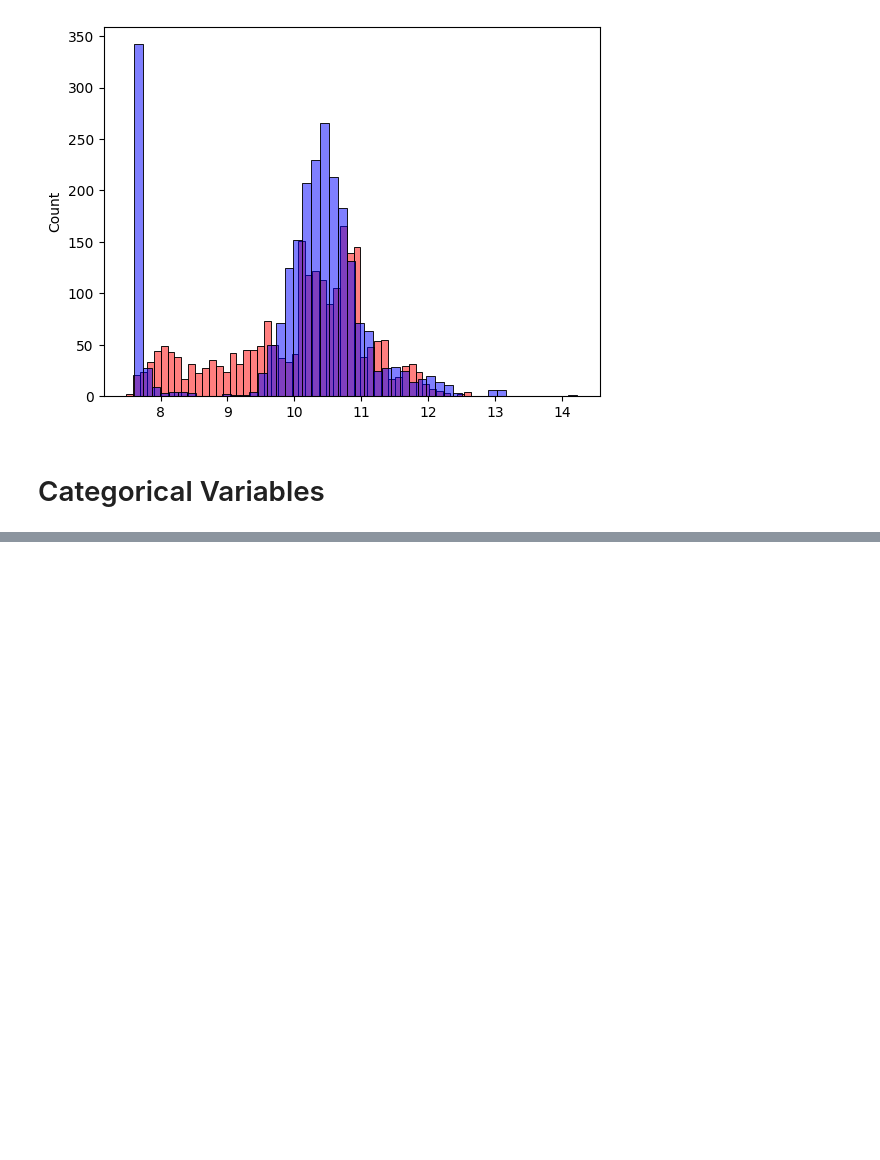
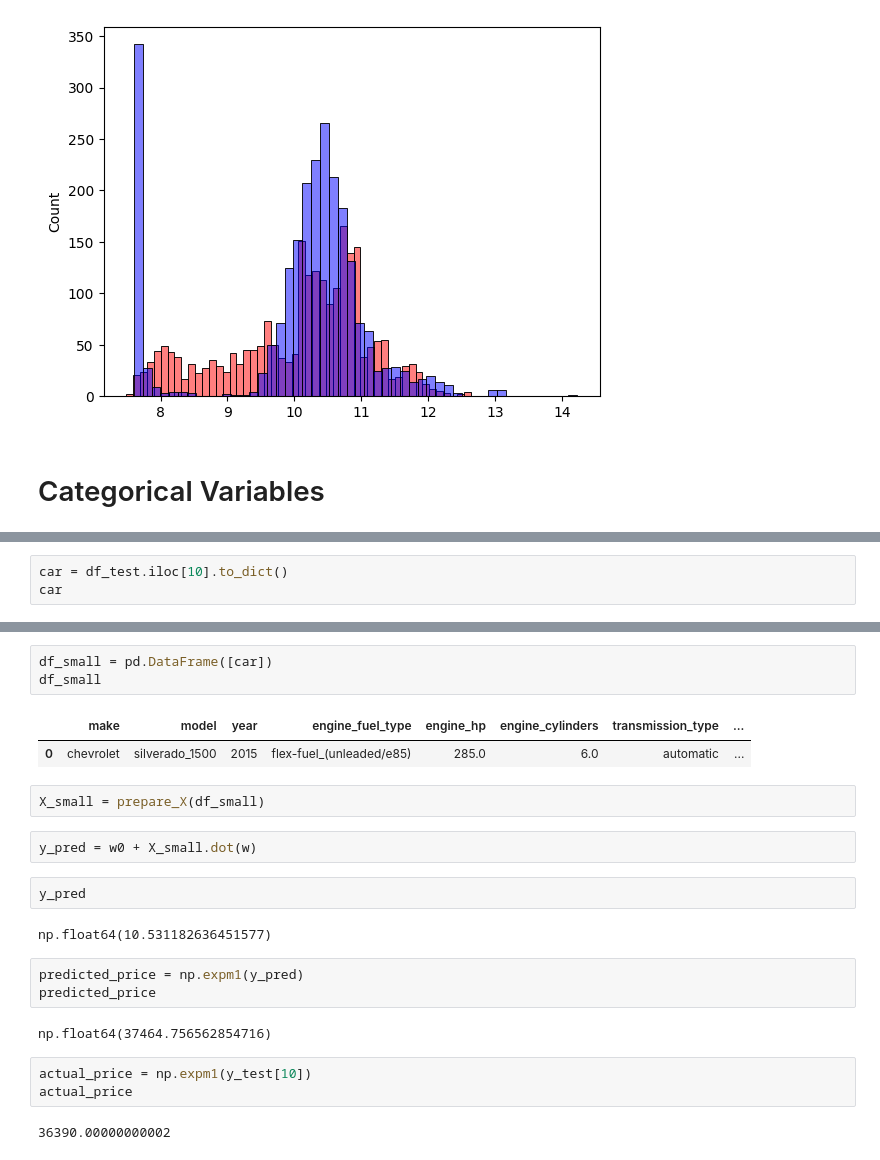
Before and after one commit to SaiSwaroop-Gali/Machine-Learning-Zoomcamp-2025-Homework, a Jupyter notebook: 02-regression/CarPrice_Prediction_project_linear-regression.ipynb, the cells around one changed output, grey strips where cells are left out. Drawn from its saved outputs; the diff is of its cells as text; blank space fills up the shorter version.

```diff
--- a/02-regression/CarPrice_Prediction_project_linear-regression.ipynb
+++ b/02-regression/CarPrice_Prediction_project_linear-regression.ipynb
@@ -602,0 +926,3 @@ sns.histplot(y_val, color = 'blue', alpha=0.5, bins =50)
+# %%
+car = df_test.iloc[10].to_dict()
+car
@@ -602,0 +945,24 @@ sns.histplot(y_val, color = 'blue', alpha=0.5, bins =50)
+# %%
+df_small = pd.DataFrame([car])
+df_small
+# %% [output]
+|  | make | model | year | engine_fuel_type | engine_hp | engine_cylinders | transmission_type | ... |
+| 0 | chevrolet | silverado_1500 | 2015 | flex-fuel_(unleaded/e85) | 285.0 | 6.0 | automatic | ... |
+# %%
+X_small = prepare_X(df_small)
+# %%
+y_pred = w0 + X_small.dot(w)
+# %%
+y_pred
+# %% [output]
+np.float64(10.531182636451577)
+# %%
+predicted_price = np.expm1(y_pred)
+predicted_price
+# %% [output]
+np.float64(37464.756562854716)
+# %%
+actual_price = np.expm1(y_test[10])
+actual_price
+# %% [output]
+36390.00000000002
```
Also changed, not shown: parts of 48 cells of this notebook.
